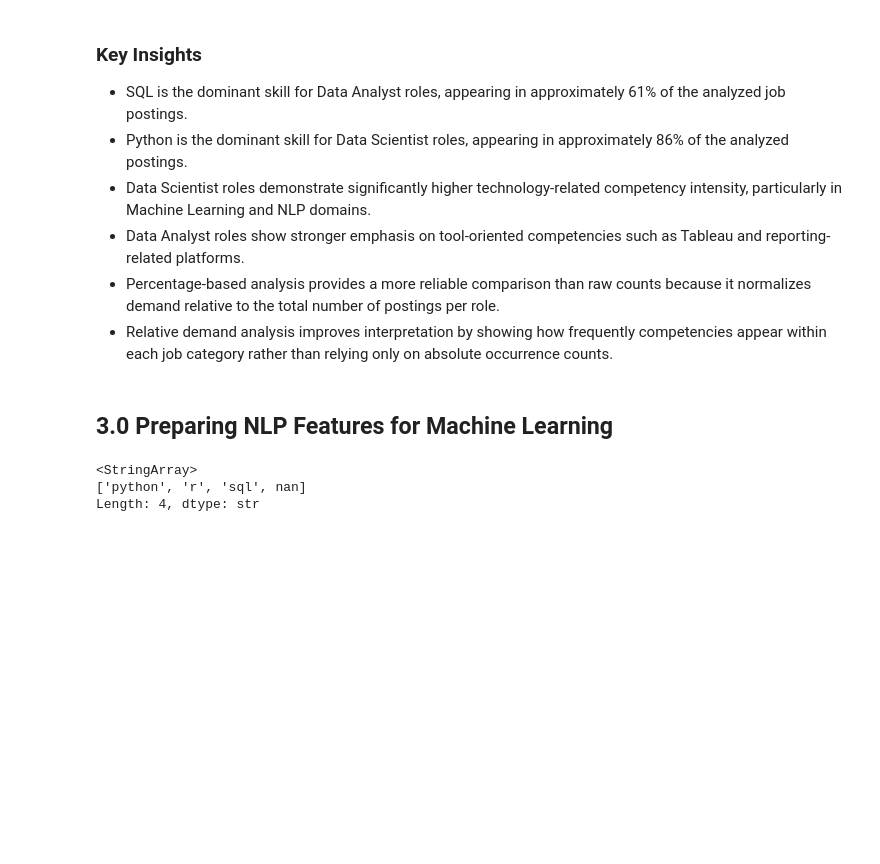
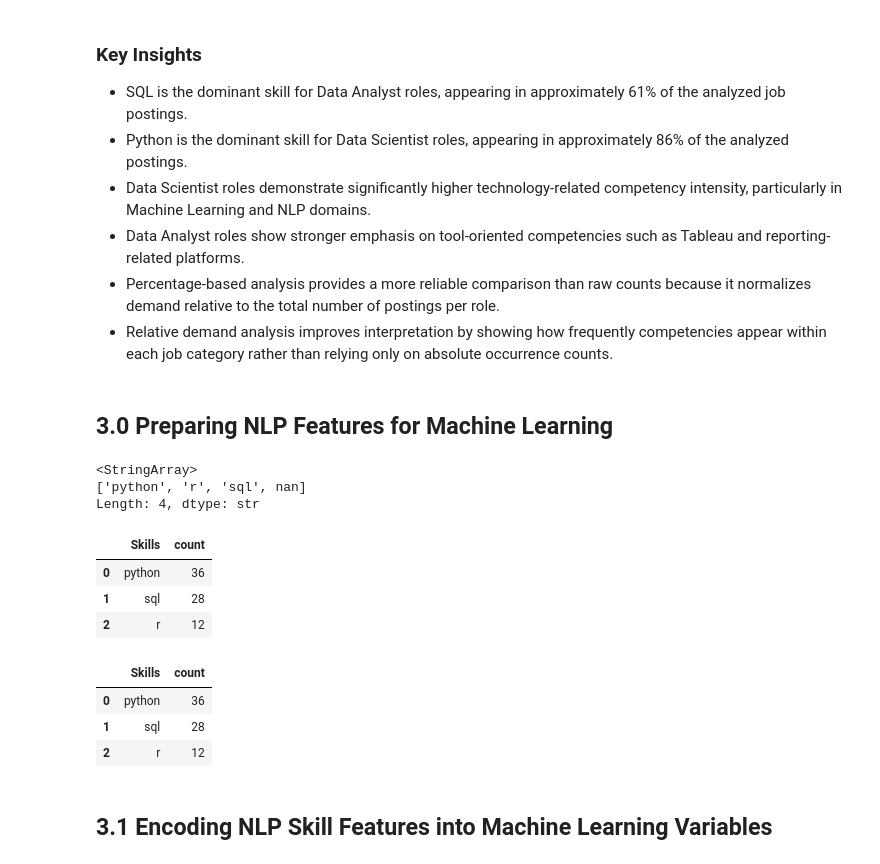
Before and after one commit to AntonioJabbour/job_market_inteligence, a Jupyter notebook: notebooks/02_skill_analysis.ipynb, the cells around one changed output. Saved outputs shown, nothing was run; the diff lists cells and outputs as text; code cells hidden in the pictures; blank space fills up the shorter version.

```diff
--- a/notebooks/02_skill_analysis.ipynb
+++ b/notebooks/02_skill_analysis.ipynb
@@ -626,3 +626,23 @@ df.explode('extracted_skills')['extracted_skills'].unique()
 <StringArray>
 ['python', 'r', 'sql', nan]
 Length: 4, dtype: str
+# %%
+ML_Skills = df.explode('extracted_skills')['extracted_skills'].value_counts().to_frame().reset_index()
+ML_Skills = ML_Skills.rename(columns={
+    'extracted_skills' : 'Skills'
+})
+ML_Skills
+# %% [output]
+|  | Skills | count |
+| 0 | python | 36 |
+| 1 | sql | 28 |
+| 2 | r | 12 |
+# %%
+ML_Skills[ML_Skills['count'] >= 5]
+# %% [output]
+|  | Skills | count |
+| 0 | python | 36 |
+| 1 | sql | 28 |
+| 2 | r | 12 |
+# %% [markdown]
+## 3.1 Encoding NLP Skill Features into Machine Learning Variables
```
Also changed, not shown: parts of 1 cell of this notebook, 1 other file.
